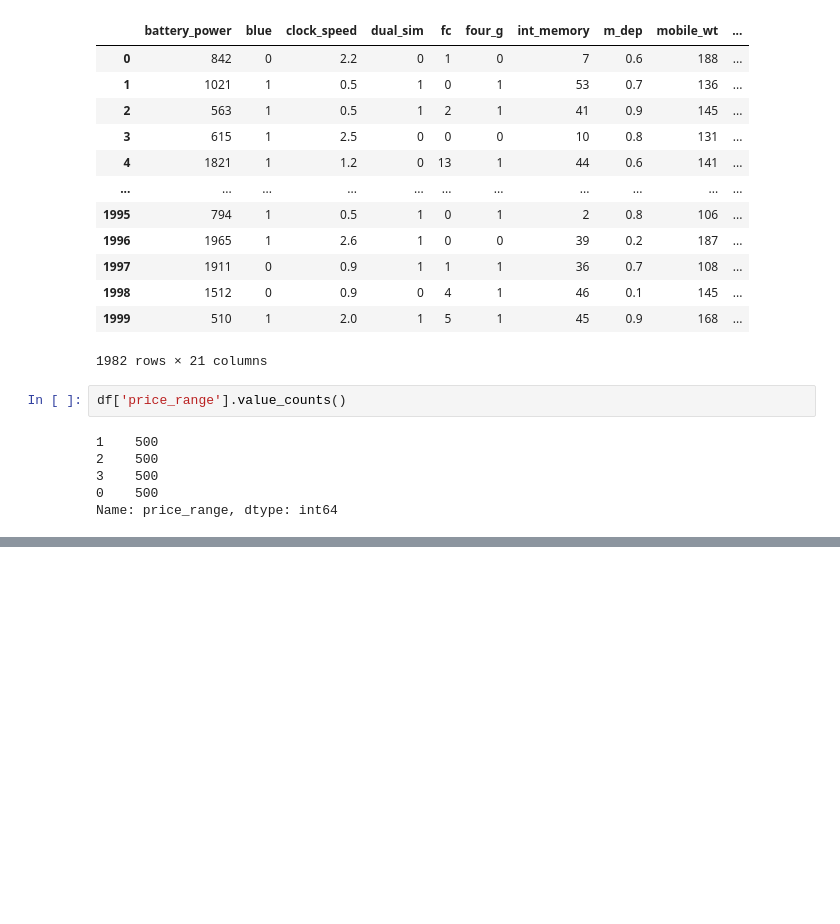
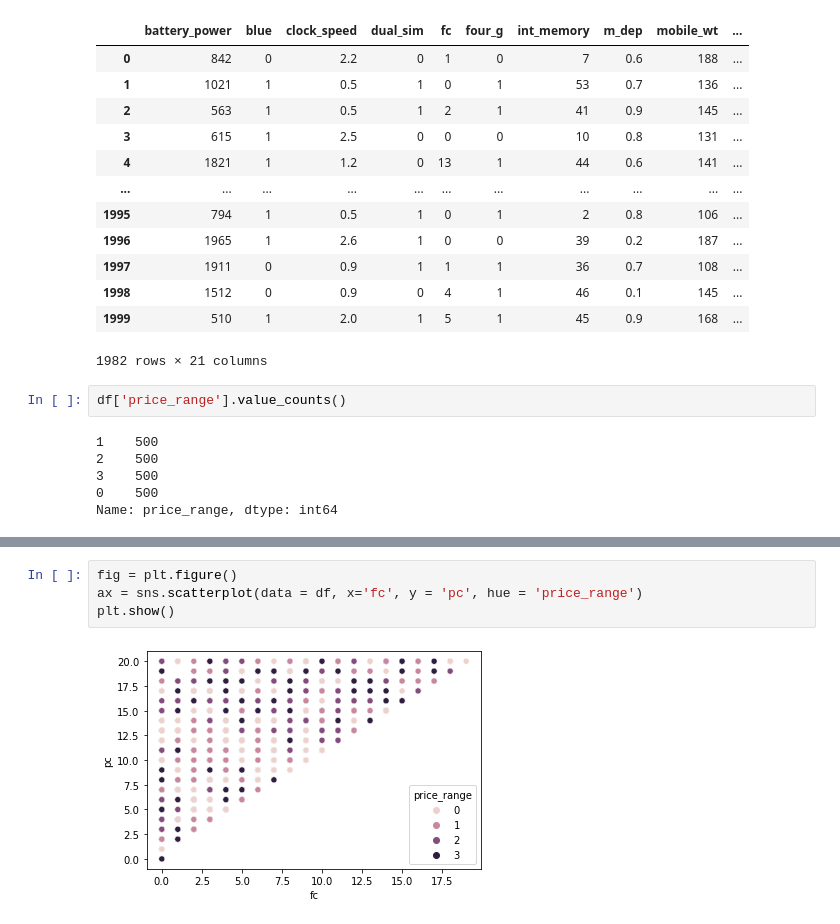
Before and after one commit to Liore-S/mobile-price-classification, a Jupyter notebook: main.ipynb, the cells around one changed output, grey strips where cells are left out. Drawn from its saved outputs; the diff is of its cells as text; blank space fills up the shorter version.

```diff
--- a/main.ipynb
+++ b/main.ipynb
@@ -186,0 +219,6 @@ ax = sns.catplot(x='price_range', y='ram', data=df, palette='mako')
+# %%
+fig = plt.figure()
+ax = sns.scatterplot(data = df, x='fc', y = 'pc', hue = 'price_range')
+plt.show()
+# %% [output]
+[figure, added]
```
Also changed, not shown: parts of 10 cells of this notebook.
